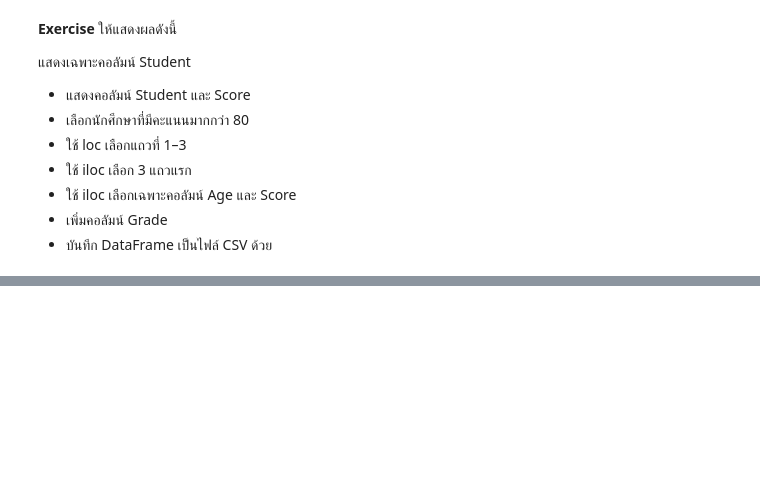
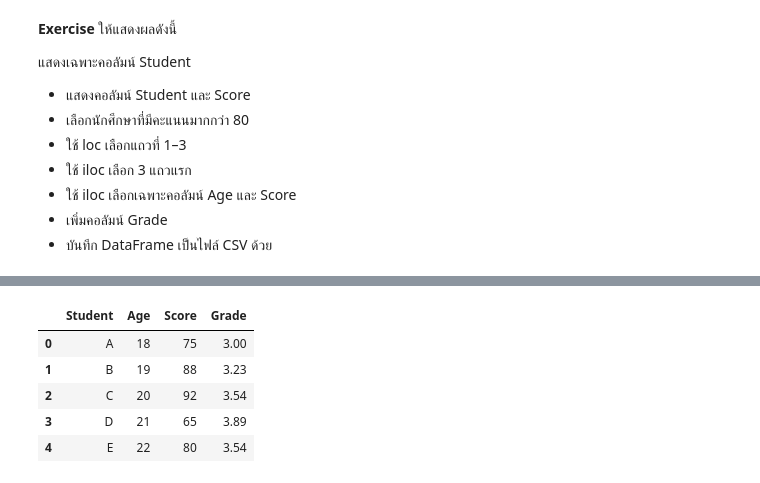
Before and after one commit to Saranwich/CSTU-Sparkcamp-2026, a Jupyter notebook: resources/drive-download-20260604T060015Z-3-001/Code/ALab2_ Dictionaries & Pandas.ipynb, the cells around one changed output, grey strips where cells are left out. Saved outputs shown, nothing was run; the diff lists cells and outputs as text; code cells hidden in the pictures; blank space fills up the shorter version.

```diff
--- a/resources/drive-download-20260604T060015Z-3-001/Code/ALab2_ Dictionaries & Pandas.ipynb
+++ b/resources/drive-download-20260604T060015Z-3-001/Code/ALab2_ Dictionaries & Pandas.ipynb
@@ -390,10 +390,12 @@ df.iloc[0:2, 0:2]
 *   เพิ่มคอลัมน์ Grade
 *   บันทึก DataFrame เป็นไฟล์ CSV ด้วย
 # %%
+import pandas as pd
+
 datax = {
     "Student": ["A", "B", "C", "D", "E"],
     "Age": [18, 19, 20, 21, 22],
     "Score": [75, 88, 92, 65, 80]
 }
 
-df = pd.DataFrame(data)
+df = pd.DataFrame(datax)
@@ -399,0 +439,10 @@ df = pd.DataFrame(data)
+# %%
+df["Grade"] = [3.00,3.23,3.54,3.89,3.54]
+df
+# %% [output]
+|  | Student | Age | Score | Grade |
+| 0 | A | 18 | 75 | 3.00 |
+| 1 | B | 19 | 88 | 3.23 |
+| 2 | C | 20 | 92 | 3.54 |
+| 3 | D | 21 | 65 | 3.89 |
+| 4 | E | 22 | 80 | 3.54 |
```
Also changed, not shown: parts of 6 cells of this notebook, 5 other files.
